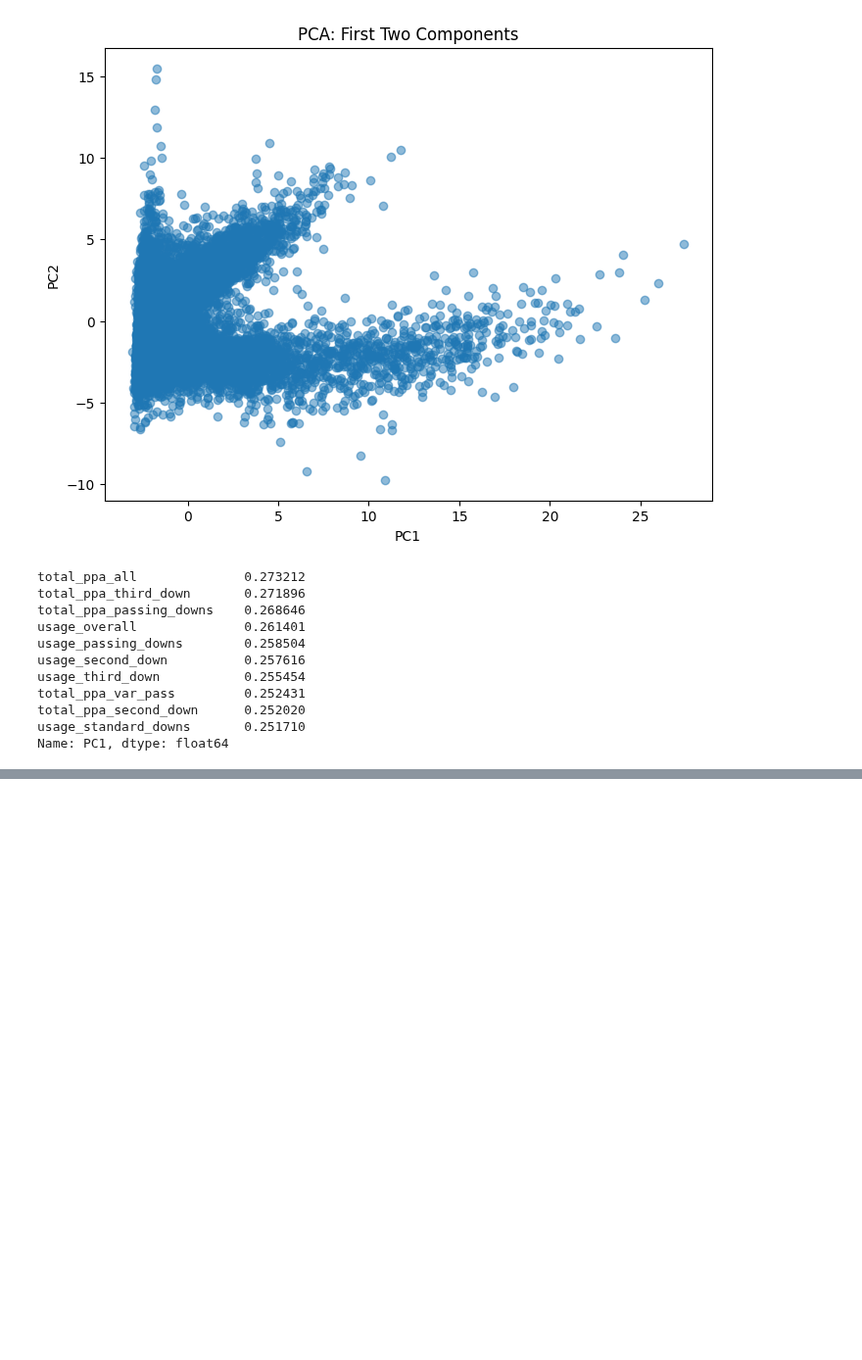
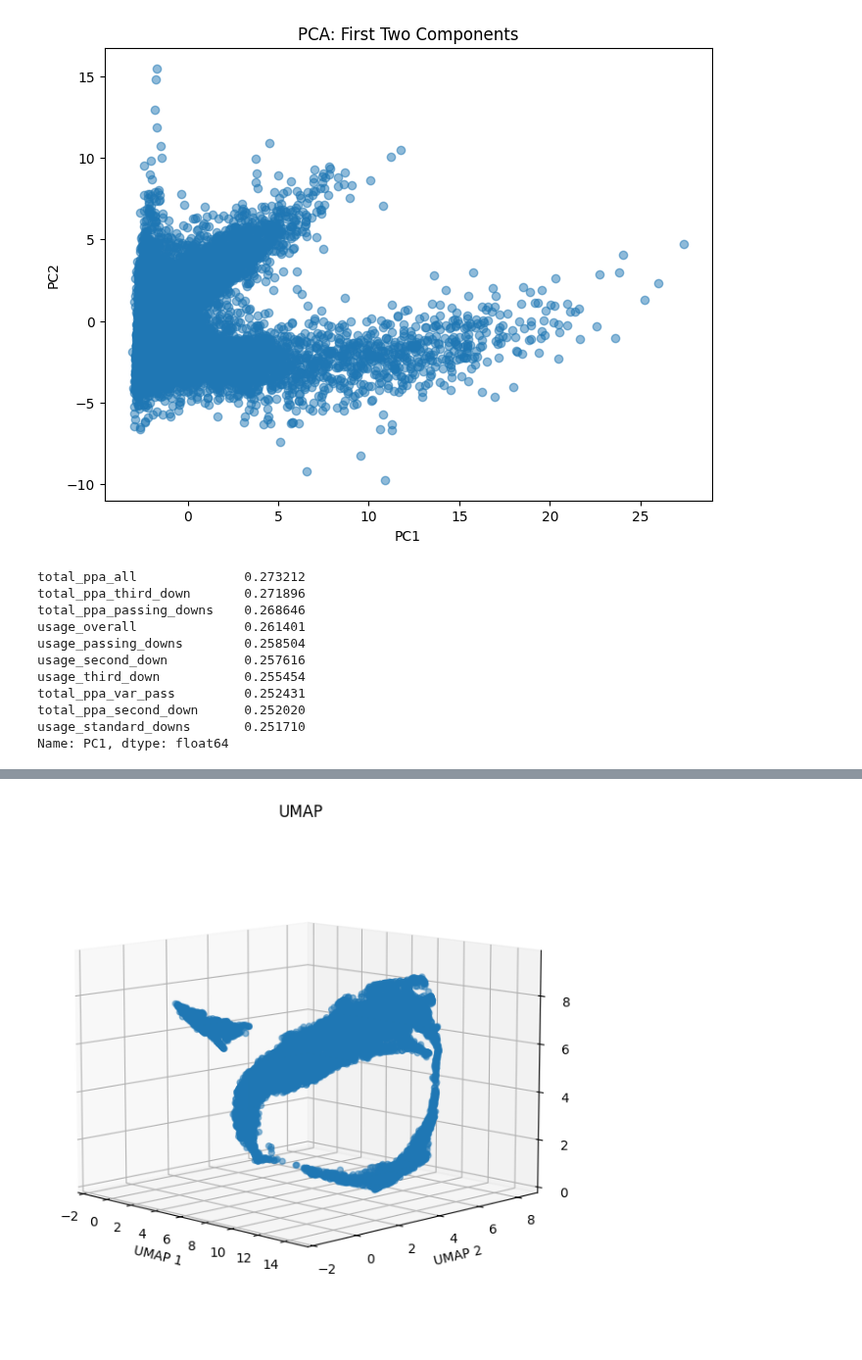
Before and after one commit to SU-IST707-SP26/group-project-big-brains-and-nathan, a Jupyter notebook: data/Principal_Component_Analysis.ipynb, the cells around one changed output, grey strips where cells are left out. Shown at 98% size. Saved outputs shown, nothing was run; the diff lists cells and outputs as text; code cells hidden in the pictures; blank space fills up the shorter version.

```diff
--- a/data/Principal_Component_Analysis.ipynb
+++ b/data/Principal_Component_Analysis.ipynb
@@ -235,0 +314,9 @@ Name: PC1, dtype: float64
+# %%
+imputer = KNNImputer()
+X_imputed = imputer.fit_transform(numeric_df)
+
+scaler = StandardScaler()
+X_scaled = scaler.fit_transform(X_imputed)
+
+umap = UMAP(n_components=3)
+umap.fit(X_scaled)
@@ -235,0 +325,19 @@ Name: PC1, dtype: float64
+# %%
+from mpl_toolkits.mplot3d import Axes3D
+X_umap = umap.fit_transform(X_scaled)
+
+fig = plt.figure(figsize=(12, 6))
+
+ax = fig.add_subplot(111, projection = '3d')
+
+ax.view_init(elev = 10, azim = -45)
+
+ax.scatter3D(X_umap[:, 0], X_umap[:, 1], X_umap[:, 2], alpha=0.5)
+ax.set_xlabel('UMAP 1')
+ax.set_ylabel('UMAP 2')
+ax.set_zlabel("UMAP 3", labelpad = 1)
+ax.set_title('UMAP')
+plt.tight_layout()
+plt.show()
+# %% [output]
+[figure, added]
```
Also changed, not shown: parts of 12 cells of this notebook.
